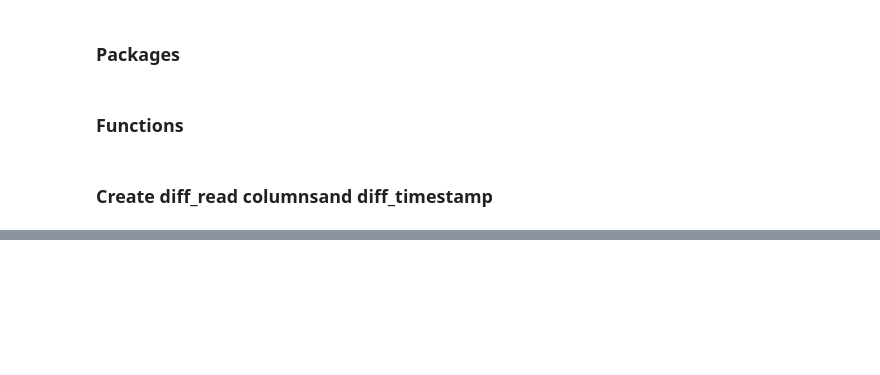
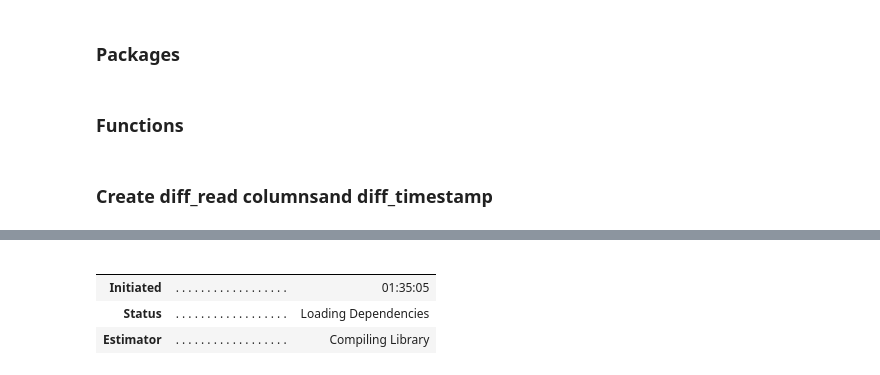
Before and after one commit to guico3lho/zrp_case, a Jupyter notebook: main.ipynb, the cells around one changed output, grey strips where cells are left out. Saved outputs shown, nothing was run; the diff lists cells and outputs as text; code cells hidden in the pictures; blank space fills up the shorter version.

Commit message:
Adding pycaret. But plot did not work

```diff
--- a/main.ipynb
+++ b/main.ipynb
@@ -220,0 +290,11 @@ array([[<AxesSubplot: xlabel='diff_read0', ylabel='diff_read0'>,
+# %%
+from pycaret.classification import *
+# init setup 1
+from pycaret.classification import ClassificationExperiment
+
+exp1 = ClassificationExperiment()
+exp1.setup(df_for_model, target = 'inference', session_id = 123)
+
+# compare models init 1
+best = exp1.compare_models()
+# %% [output]
@@ -220,0 +302,5 @@ array([[<AxesSubplot: xlabel='diff_read0', ylabel='diff_read0'>,
+|  |  |  |
+|  |  |  |
+| Initiated | . . . . . . . . . . . . . . . . . . | 01:35:05 |
+| Status | . . . . . . . . . . . . . . . . . . | Loading Dependencies |
+| Estimator | . . . . . . . . . . . . . . . . . . | Compiling Library |
```
Also changed, not shown: parts of 12 cells of this notebook.
